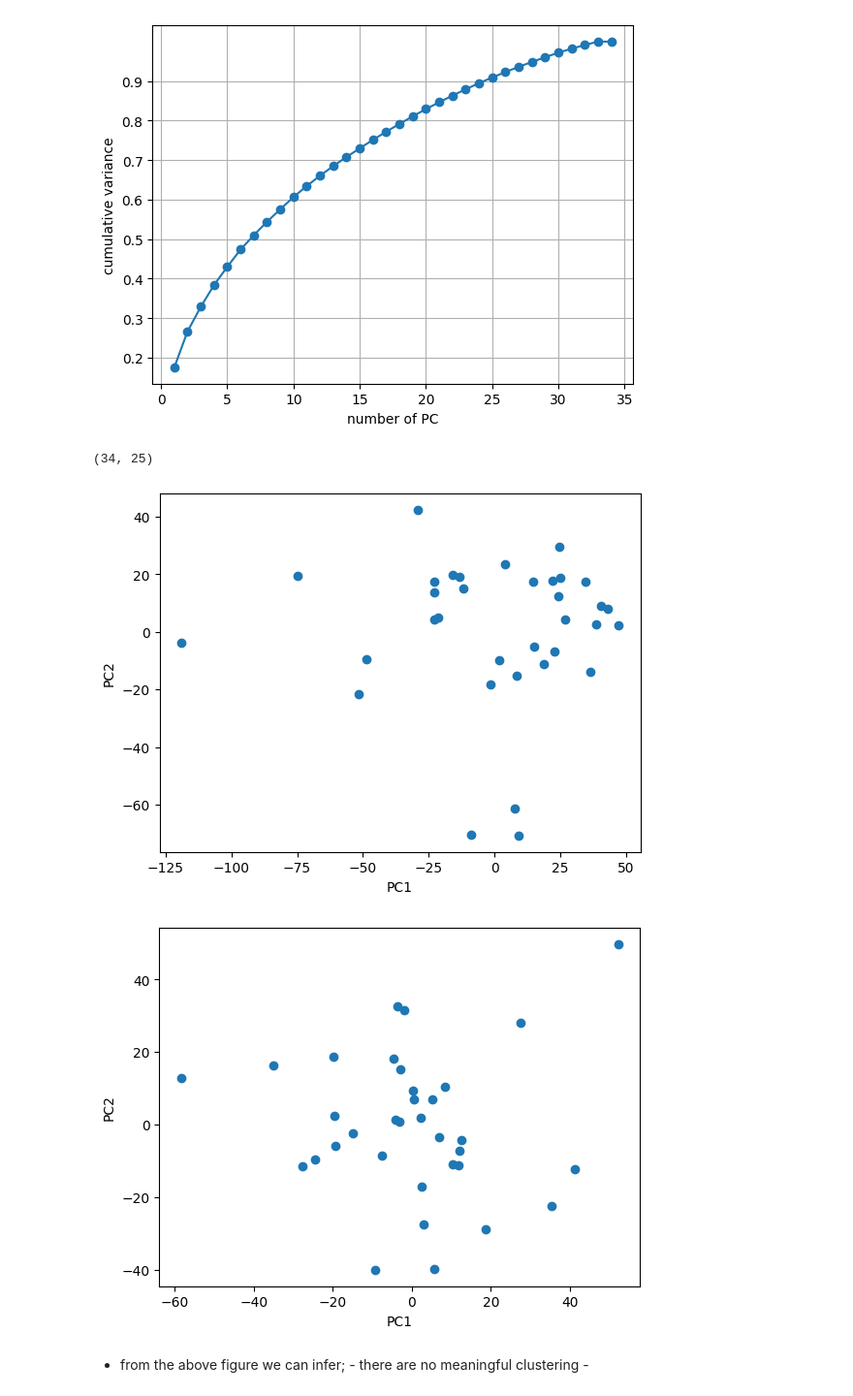
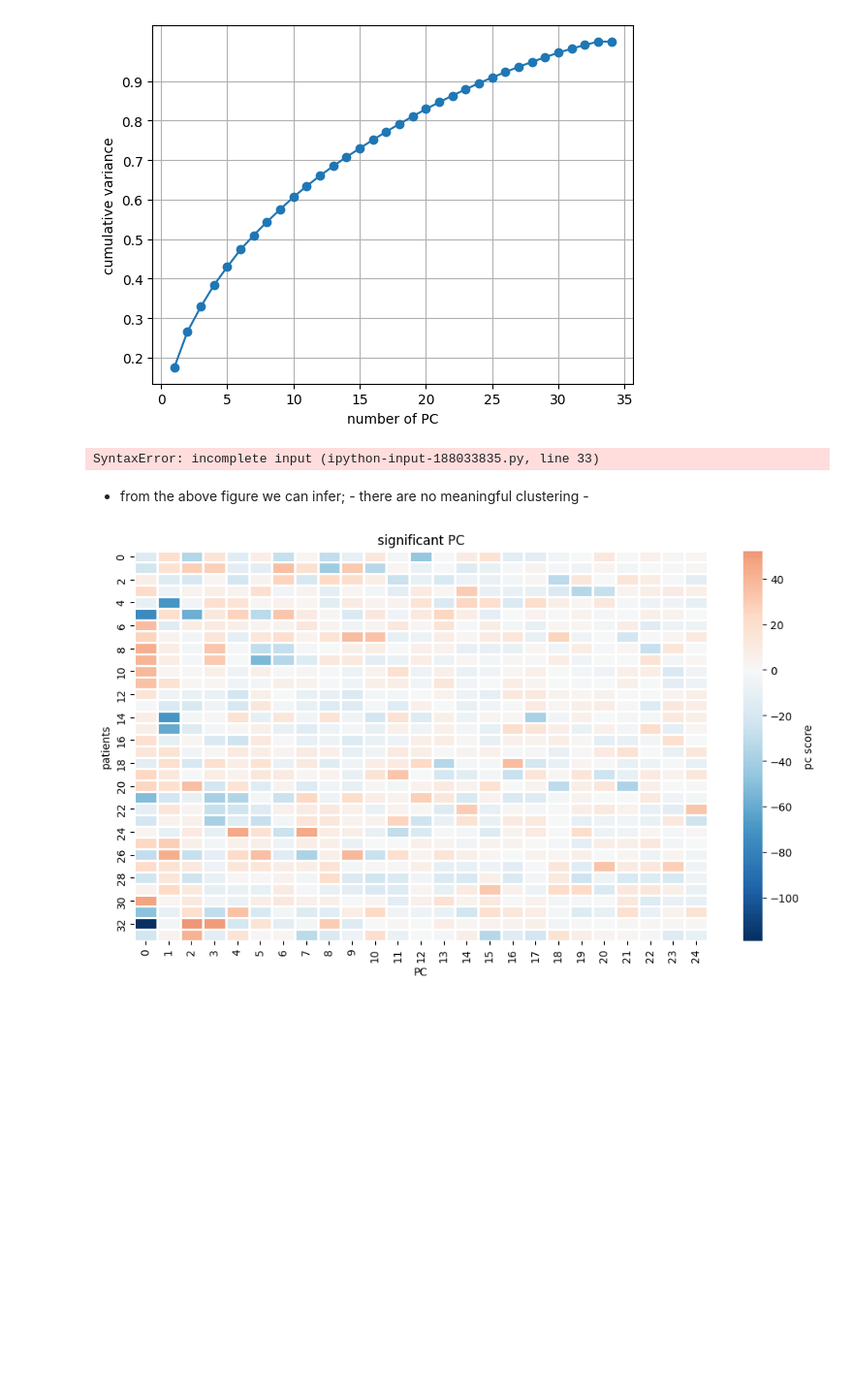
Before and after one commit to aparna-2001/Leukemia_GenePatterns, a Jupyter notebook: dataset_leukemia.ipynb, the cells around one changed output. Shown at 97% size. Saved outputs shown, nothing was run; the diff lists cells and outputs as text; code cells hidden in the pictures; blank space fills up the shorter version.

Commit message:
Added heatmap using seaborn

```diff
--- a/dataset_leukemia.ipynb
+++ b/dataset_leukemia.ipynb
@@ -301,7 +301,7 @@ scatter_plot(significant_PC[:,2], significant_PC[:,3])
 
 
 #heatmap
-def heatmap(data):
+#def heatmap(data):
 
 
 
@@ -311,9 +311,7 @@ def heatmap(data):
 #spread: Wide spread = high variability
         #Tight cluster = similar patients
 # %% [output]
-(34, 25)
+SyntaxError: incomplete input (ipython-input-188033835.py, line 33)
-[figure, removed]
-[figure, removed]
 # %% [markdown]
 - from the above figure we can infer;
        - there are no meaningful clustering
@@ -321,4 +319,27 @@ def heatmap(data):
 # %%
 #from the above, we don't find any meaningful clustering
    #since we have only used PC1,PC2,PC3,PC4, we can't say there is no clustering at all
       #let's check all the PC's for cluster analysis
+
+
+import matplotlib.pyplot as plt
+import seaborn as sns
+
+plt.figure(figsize=(10,6))
+
+sns.heatmap(significant_PC, cmap='RdBu_r',
+            center = 0,
+            linewidths= 1,
+            cbar_kws = {'label':'pc score'}
+
+            )
+
+plt.title('significant PC')
+plt.xlabel('PC')
+plt.ylabel('patients')
+plt.tight_layout()
+plt.xticks(rotation=90)
+
+plt.show()
+# %% [output]
+[figure, added]
```
Also changed, not shown: parts of 1 cell of this notebook.
